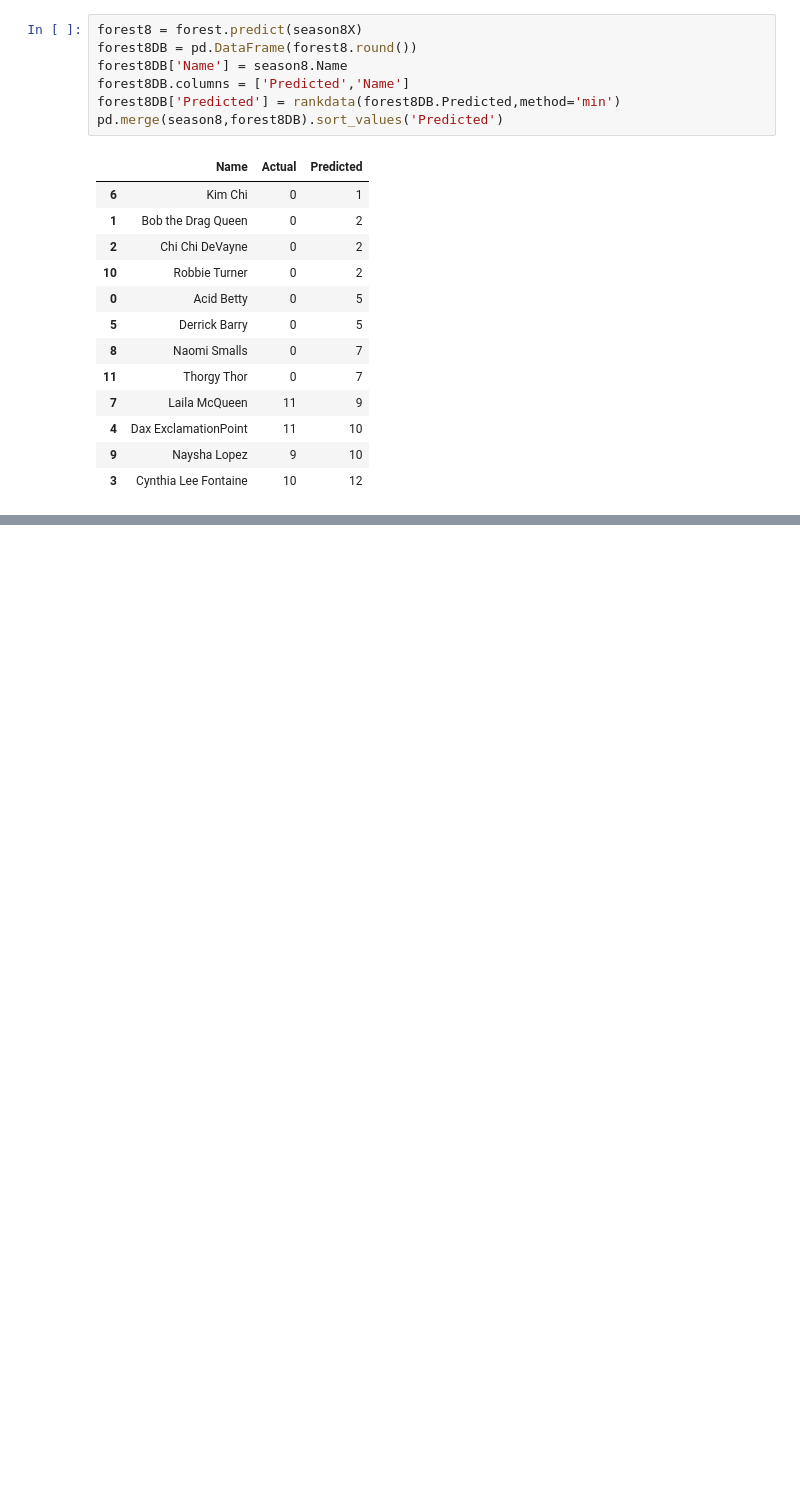
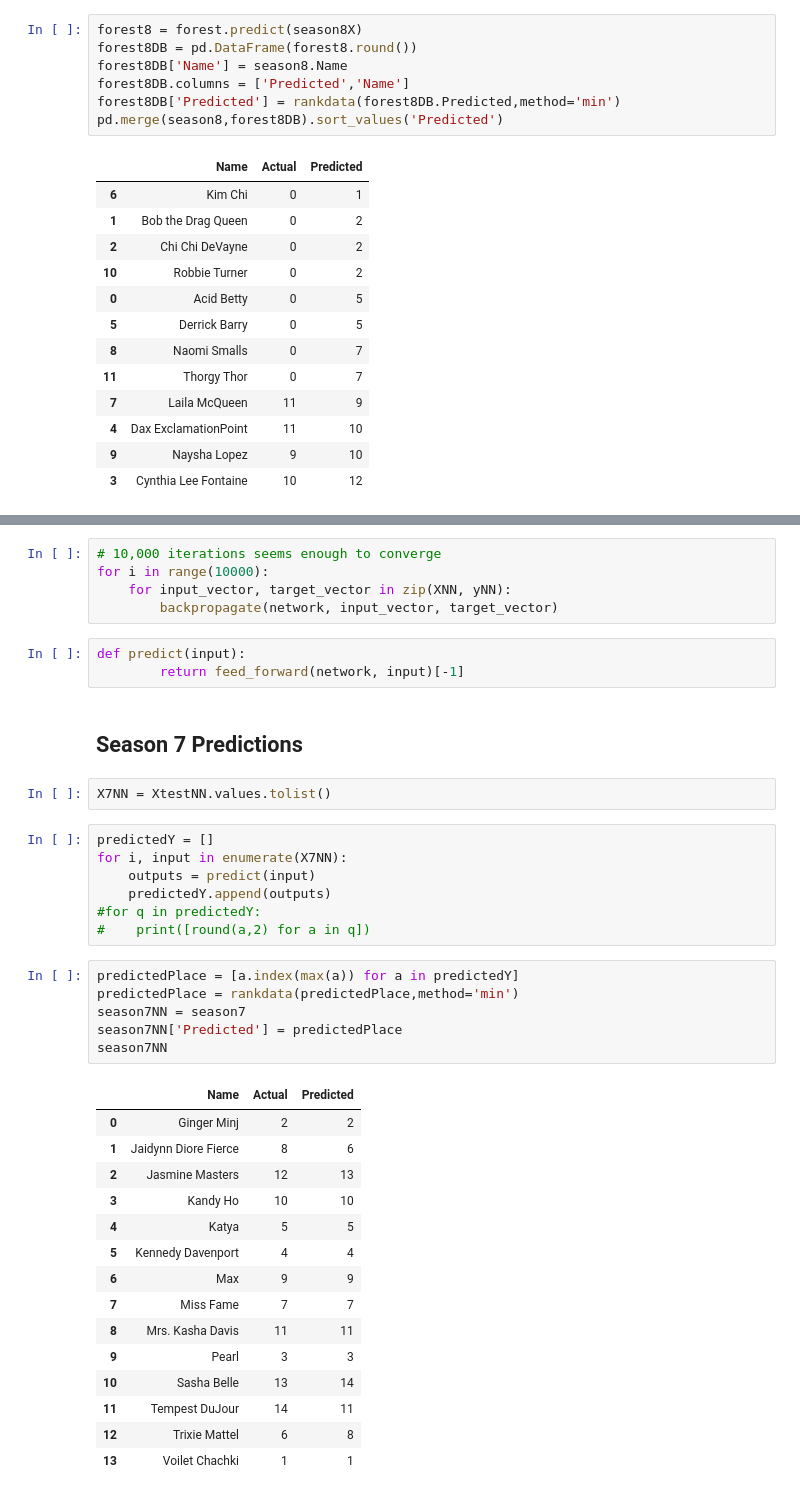
Before and after one commit to telliott27/rupaulsdragrace, a Jupyter notebook: Drag Race.ipynb, the cells around one changed output, grey strips where cells are left out. Cells and saved outputs as stored; diff of their text form; blank space fills up the shorter version.

Commit message:
Added Neural Network

```diff
--- a/Drag Race.ipynb
+++ b/Drag Race.ipynb
@@ -287,0 +385,41 @@ pd.merge(season8,forest8DB).sort_values('Predicted')
+# %%
+# 10,000 iterations seems enough to converge
+for i in range(10000):
+    for input_vector, target_vector in zip(XNN, yNN):
+        backpropagate(network, input_vector, target_vector)
+# %%
+def predict(input):
+        return feed_forward(network, input)[-1]
+# %% [markdown]
+## Season 7 Predictions
+# %%
+X7NN = XtestNN.values.tolist()
+# %%
+predictedY = []
+for i, input in enumerate(X7NN):
+    outputs = predict(input)
+    predictedY.append(outputs)
+#for q in predictedY:
+#    print([round(a,2) for a in q])
+# %%
+predictedPlace = [a.index(max(a)) for a in predictedY]
+predictedPlace = rankdata(predictedPlace,method='min')
+season7NN = season7
+season7NN['Predicted'] = predictedPlace
+season7NN
+# %% [output]
+|  | Name | Actual | Predicted |
+| 0 | Ginger Minj | 2 | 2 |
+| 1 | Jaidynn Diore Fierce | 8 | 6 |
+| 2 | Jasmine Masters | 12 | 13 |
+| 3 | Kandy Ho | 10 | 10 |
+| 4 | Katya | 5 | 5 |
+| 5 | Kennedy Davenport | 4 | 4 |
+| 6 | Max | 9 | 9 |
+| 7 | Miss Fame | 7 | 7 |
+| 8 | Mrs. Kasha Davis | 11 | 11 |
+| 9 | Pearl | 3 | 3 |
+| 10 | Sasha Belle | 13 | 14 |
+| 11 | Tempest DuJour | 14 | 11 |
+| 12 | Trixie Mattel | 6 | 8 |
+| 13 | Voilet Chachki | 1 | 1 |
```
Also changed, not shown: parts of 15 cells of this notebook.
